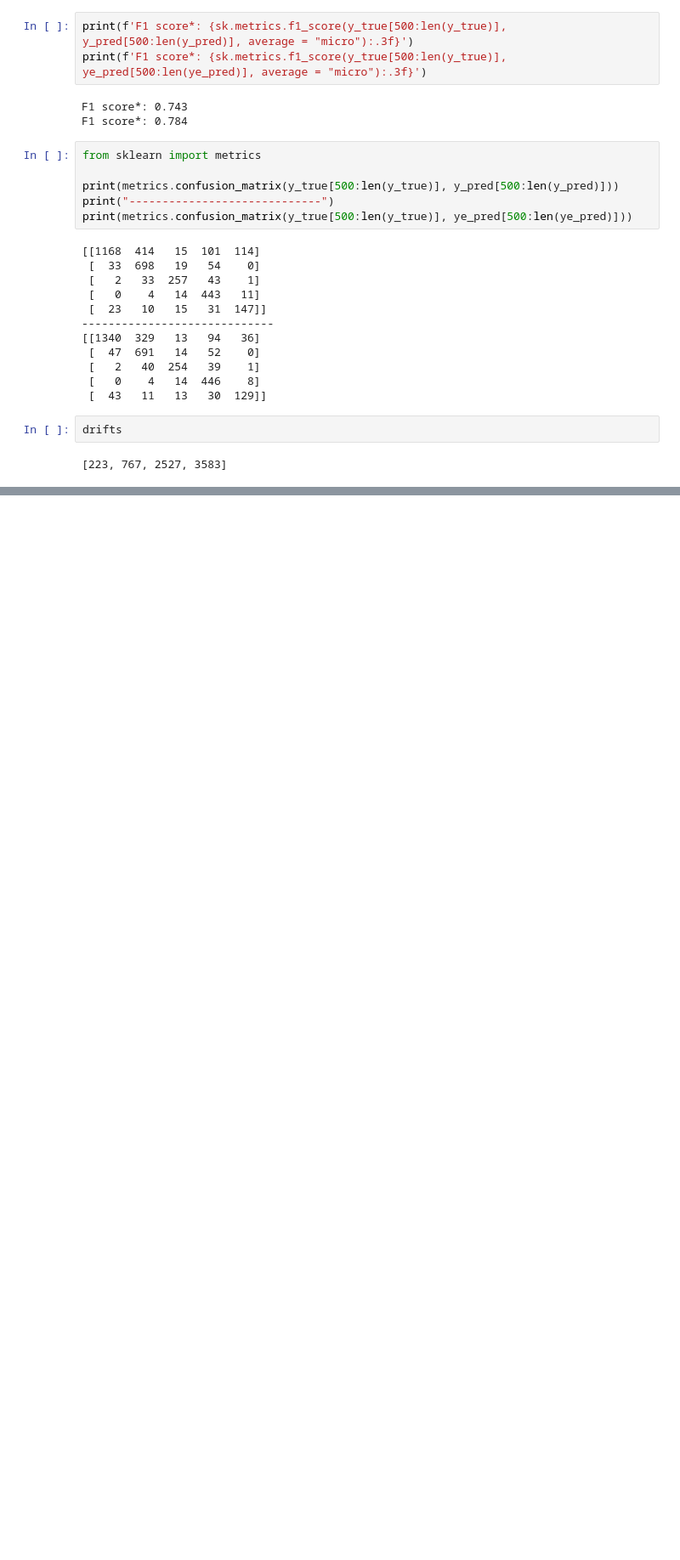
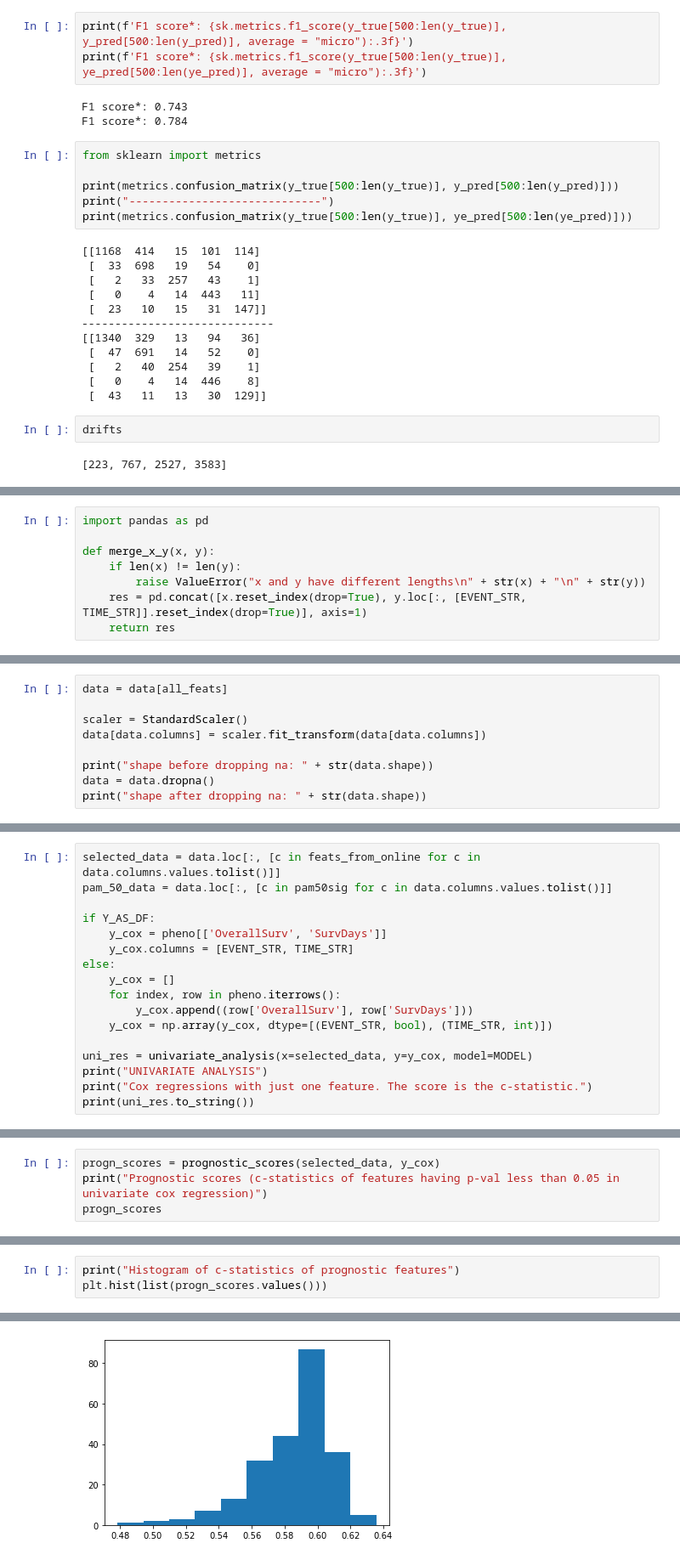
Before and after one commit to vittoriofortino84/OnlineLearningForBD, a Jupyter notebook: jupy/fdd_brca_pilot.ipynb, the cells around one changed output, grey strips where cells are left out. Shown at 85% size. Cells and saved outputs as stored; diff of their text form; blank space fills up the shorter version.

Commit message:
Added cox analysis to jupyter

```diff
--- a/jupy/fdd_brca_pilot.ipynb
+++ b/jupy/fdd_brca_pilot.ipynb
@@ -814,0 +818,8 @@ plt.show()
+# %%
+import pandas as pd
+
+def merge_x_y(x, y):
+    if len(x) != len(y):
+        raise ValueError("x and y have different lengths\n" + str(x) + "\n" + str(y))
+    res = pd.concat([x.reset_index(drop=True), y.loc[:, [EVENT_STR, TIME_STR]].reset_index(drop=True)], axis=1)
+    return res
@@ -814,0 +1125,9 @@ plt.show()
+# %%
+data = data[all_feats]
+
+scaler = StandardScaler()
+data[data.columns] = scaler.fit_transform(data[data.columns])
+
+print("shape before dropping na: " + str(data.shape))
+data = data.dropna()
+print("shape after dropping na: " + str(data.shape))
@@ -814,0 +1137,17 @@ plt.show()
+# %%
+selected_data = data.loc[:, [c in feats_from_online for c in data.columns.values.tolist()]]
+pam_50_data = data.loc[:, [c in pam50sig for c in data.columns.values.tolist()]]
+
+if Y_AS_DF:
+    y_cox = pheno[['OverallSurv', 'SurvDays']]
+    y_cox.columns = [EVENT_STR, TIME_STR]
+else:
+    y_cox = []
+    for index, row in pheno.iterrows():
+        y_cox.append((row['OverallSurv'], row['SurvDays']))
+    y_cox = np.array(y_cox, dtype=[(EVENT_STR, bool), (TIME_STR, int)])
+
+uni_res = univariate_analysis(x=selected_data, y=y_cox, model=MODEL)
+print("UNIVARIATE ANALYSIS")
+print("Cox regressions with just one feature. The score is the c-statistic.")
+print(uni_res.to_string())
@@ -814,0 +1220,4 @@ plt.show()
+# %%
+progn_scores = prognostic_scores(selected_data, y_cox)
+print("Prognostic scores (c-statistics of features having p-val less than 0.05 in univariate cox regression)")
+progn_scores
@@ -814,0 +1243,4 @@ plt.show()
+# %%
+print("Histogram of c-statistics of prognostic features")
+plt.hist(list(progn_scores.values()))
+# %% [output]
@@ -814,0 +1253 @@ plt.show()
+[figure, added]
```
Also changed, not shown: parts of 21 cells of this notebook, 2 other files.
